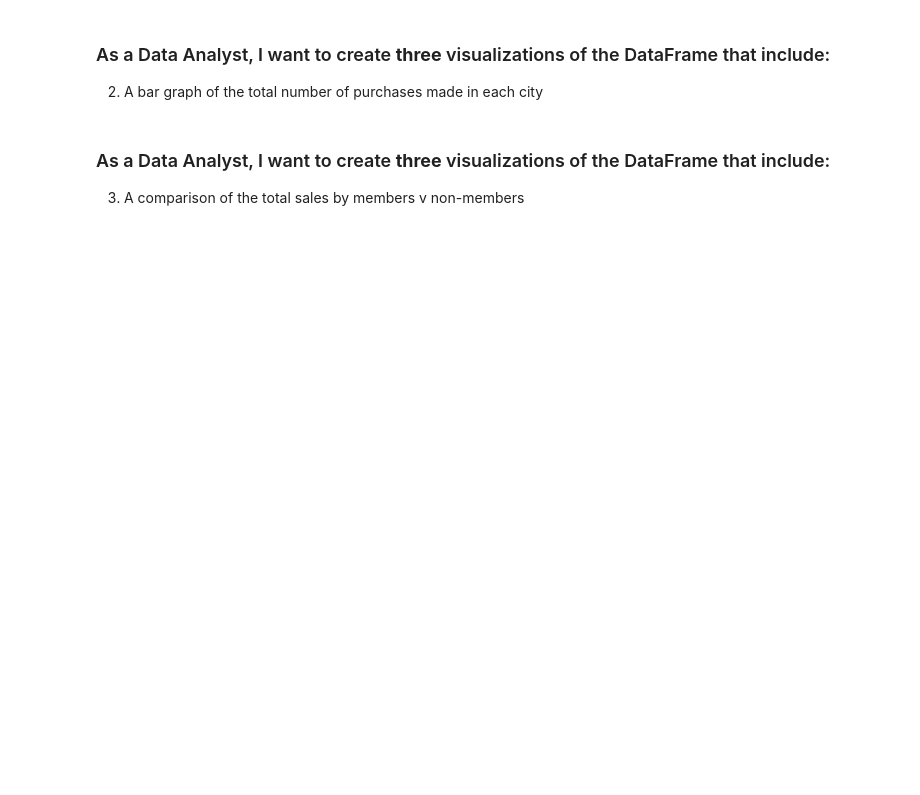
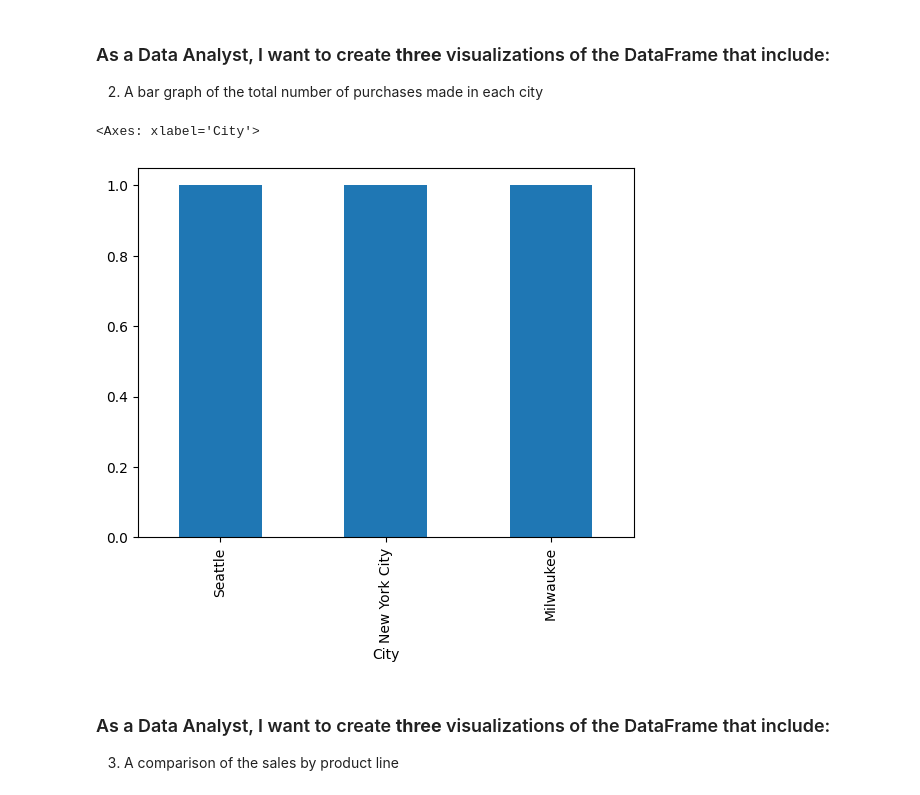
Before and after one commit to JenVega09/ExploratoryDataAnalysis, a Jupyter notebook: exploratory_data_analysis.ipynb, the cells around one changed output. Cells and saved outputs as stored; diff of their text form; code cells hidden in the pictures; blank space fills up the shorter version.

```diff
--- a/exploratory_data_analysis.ipynb
+++ b/exploratory_data_analysis.ipynb
@@ -121,6 +123,11 @@ gender_pie_chart = gender_df.plot.pie(y = "count", figsize = (9,6))
 # %% [markdown]
 ### As a Data Analyst, I want to create **three** visualizations of the DataFrame that include:
 2. A bar graph of the total number of purchases made in each city
+# %%
+location_df["City"].value_counts().plot.bar()
+# %% [output]
+<Axes: xlabel='City'>
+[figure, added]
 # %% [markdown]
 ### As a Data Analyst, I want to create **three** visualizations of the DataFrame that include:
-3. A comparison of the total sales by members v non-members
+3. A comparison of the sales by product line
```
Also changed, not shown: parts of 5 cells of this notebook.
